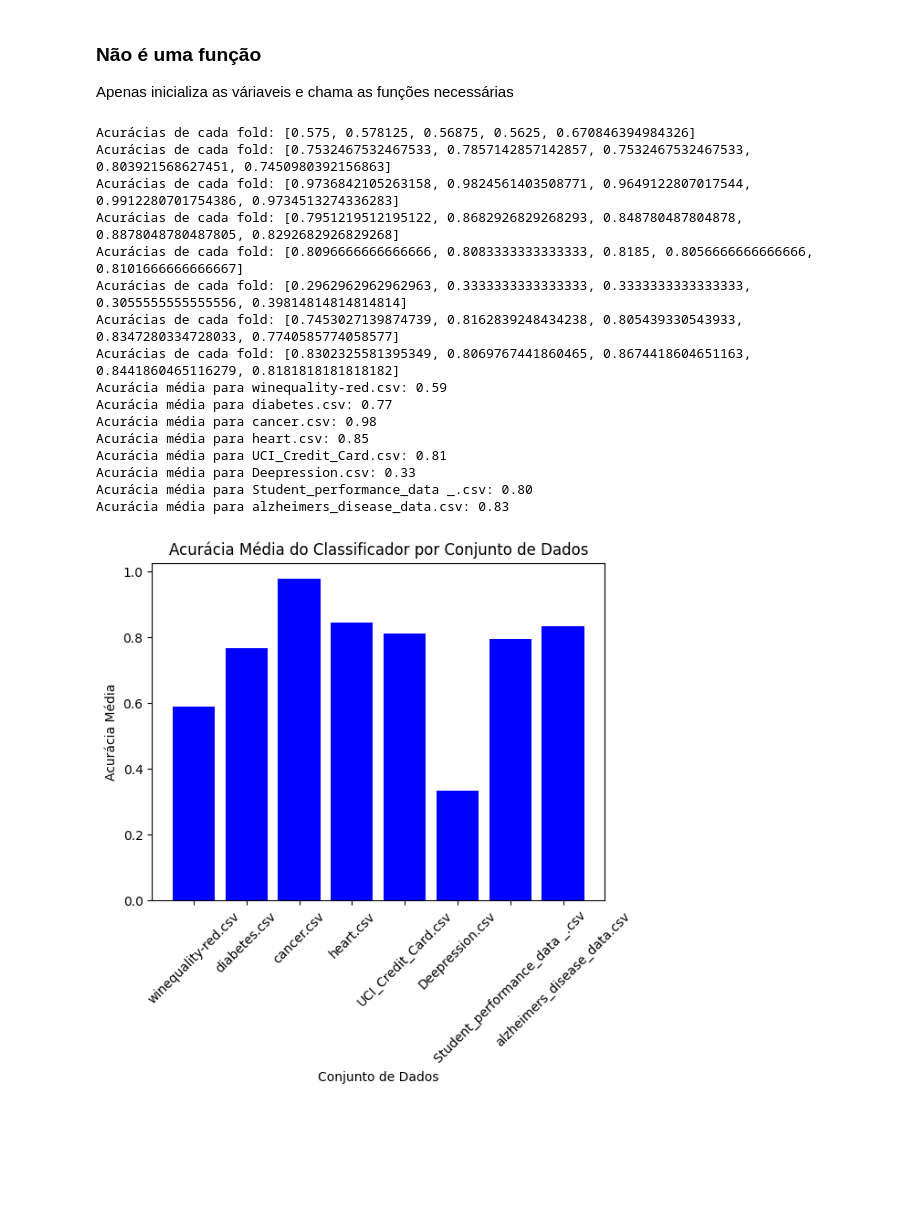
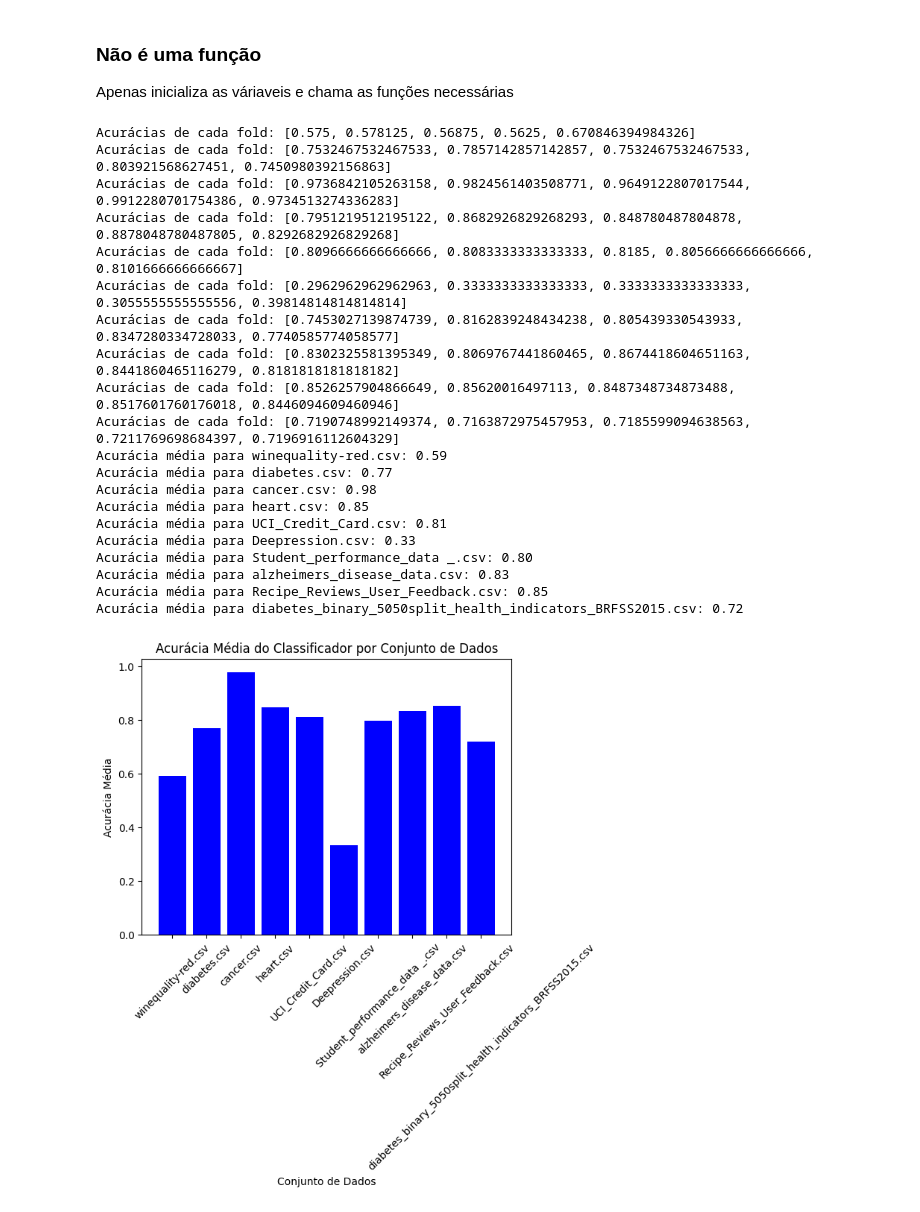
Before and after one commit to DevBernard/Trabalho-IA, a Jupyter notebook: main.ipynb, the cells around one changed output. Drawn from its saved outputs; the diff is of its cells as text; code cells hidden in the pictures; blank space fills up the shorter version.

```diff
--- a/main.ipynb
+++ b/main.ipynb
@@ -31,6 +31,19 @@ def load_and_prepare_data(file_path):
         df = df.drop(columns=['Unnamed: 32'])
         df = df.drop(columns=['id'])
 
+    if(file_path == 'Recipe_Reviews_User_Feedback.csv'):
+        df = df.drop(columns=['recipe_number']) #apenas o recipe_code é suficiente
+        df = df.drop(columns=['recipe_name'])
+        df = df.drop(columns=['comment_id']) #infos desnecessárias sobre o comentário e usuário
+        df = df.drop(columns=['user_name'])
+        df = df.drop(columns=['user_id'])
+        df = df.drop(columns=['created_at'])
+        df = df.drop(columns=['text']) #string complexa
+
+    if (file_path == 'diabetes_binary_5050split_health_indicators_BRFSS2015.csv'):
+        df = df.drop(columns = ['BMI']) #BMI e GenHlth são outliers, sua remoção simplifica a execução do algoritmo
+        df = df.drop(columns = ['GenHlth'])
+
     missing_values = df.isnull().sum()
 
     if missing_values.any():
@@ -45,7 +58,7 @@ def load_and_prepare_data(file_path):
 No geral, a label column é a última, mas pode variar dependendo do dataset
 # %%
 def detect_label_column(df, file_path):
-    if(file_path == 'cancer.csv'):
+    if(file_path == 'cancer.csv' or file_path == 'diabetes_binary_5050split_health_indicators_BRFSS2015.csv'):
         label_column = df.columns[0]
     else:
         label_column = df.columns[-1]
@@ -190,27 +203,37 @@ def mainTreeDecision(mean_accuracies, file_paths):
 ### Não é uma função
 Apenas inicializa as váriaveis e chama as funções necessárias
 # %%
-file_paths = ['winequality-red.csv', 'diabetes.csv', 'cancer.csv', 'heart.csv', 'UCI_Credit_Card.csv', 'Deepression.csv','Student_performance_data _.csv', 'alzheimers_disease_data.csv']
+file_paths = ['winequality-red.csv', 'diabetes.csv', 'cancer.csv', 'heart.csv', 'UCI_Credit_Card.csv', 'Deepression.csv','Student_performance_data _.csv', 'alzheimers_disease_data.csv', 'Recipe_Reviews_User_Feedback.csv', 'diabetes_binary_5050split_health_indicators_BRFSS2015.csv']
+
+
+
+
+
+
 mean_accuracies_Logistic = []
 mean_accuracies_Tree = []
 
 mainLogisticRegression(mean_accuracies_Logistic, file_paths)
 mainTreeDecision(mean_accuracies_Tree, file_paths)
 # %% [output]
 Acurácias de cada fold: [0.575, 0.578125, 0.56875, 0.5625, 0.670846394984326]
 Acurácias de cada fold: [0.7532467532467533, 0.7857142857142857, 0.7532467532467533, 0.803921568627451, 0.7450980392156863]
 Acurácias de cada fold: [0.9736842105263158, 0.9824561403508771, 0.9649122807017544, 0.9912280701754386, 0.9734513274336283]
 Acurácias de cada fold: [0.7951219512195122, 0.8682926829268293, 0.848780487804878, 0.8878048780487805, 0.8292682926829268]
 Acurácias de cada fold: [0.8096666666666666, 0.8083333333333333, 0.8185, 0.8056666666666666, 0.8101666666666667]
 Acurácias de cada fold: [0.2962962962962963, 0.3333333333333333, 0.3333333333333333, 0.3055555555555556, 0.39814814814814814]
 Acurácias de cada fold: [0.7453027139874739, 0.8162839248434238, 0.805439330543933, 0.8347280334728033, 0.7740585774058577]
 Acurácias de cada fold: [0.8302325581395349, 0.8069767441860465, 0.8674418604651163, 0.8441860465116279, 0.8181818181818182]
+Acurácias de cada fold: [0.8526257904866649, 0.85620016497113, 0.8487348734873488, 0.8517601760176018, 0.8446094609460946]
+Acurácias de cada fold: [0.7190748992149374, 0.7163872975457953, 0.7185599094638563, 0.7211769698684397, 0.7196916112604329]
 Acurácia média para winequality-red.csv: 0.59
 Acurácia média para diabetes.csv: 0.77
 Acurácia média para cancer.csv: 0.98
 Acurácia média para heart.csv: 0.85
 Acurácia média para UCI_Credit_Card.csv: 0.81
 Acurácia média para Deepression.csv: 0.33
 Acurácia média para Student_performance_data _.csv: 0.80
 Acurácia média para alzheimers_disease_data.csv: 0.83
+Acurácia média para Recipe_Reviews_User_Feedback.csv: 0.85
+Acurácia média para diabetes_binary_5050split_health_indicators_BRFSS2015.csv: 0.72
-[figure, old version]
+[figure, new version]
```
Also changed, not shown: parts of 1 cell of this notebook.
